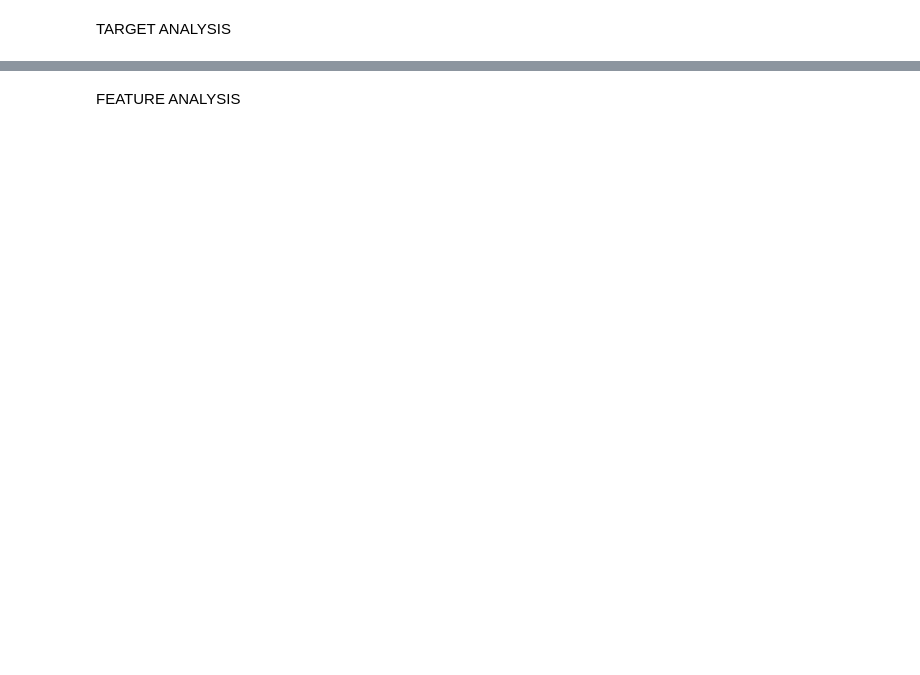
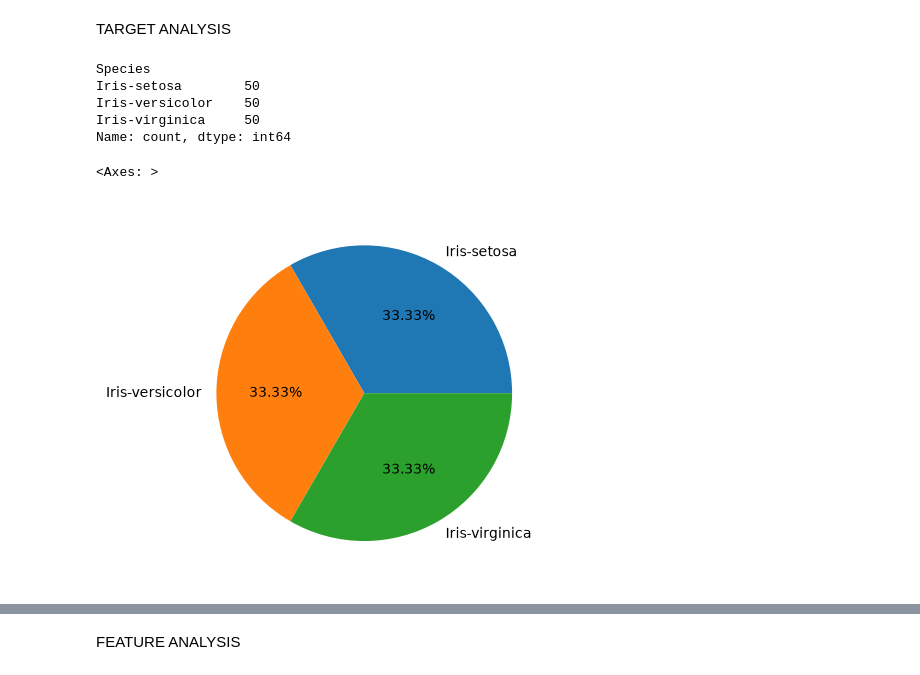
Before and after one commit to swrjs/iris-analysis, a Jupyter notebook: eda/2univariate_analysis.ipynb, the cells around one changed output, grey strips where cells are left out. Saved outputs shown, nothing was run; the diff lists cells and outputs as text; code cells hidden in the pictures; blank space fills up the shorter version.

```diff
--- a/eda/2univariate_analysis.ipynb
+++ b/eda/2univariate_analysis.ipynb
@@ -6,4 +7,17 @@ import seaborn as sns
 df=pd.read_csv('../iris.csv')
 # %% [markdown]
 TARGET ANALYSIS
+# %%
+df.value_counts('Species')
+# %% [output]
+Species
+Iris-setosa        50
+Iris-versicolor    50
+Iris-virginica     50
+Name: count, dtype: int64
+# %%
+df.value_counts('Species').plot(kind='pie', autopct='%1.2f%%') #kind=bar for bar chart
+# %% [output]
+<Axes: >
+[figure, added]
 # %%
```
Also changed, not shown: parts of 7 cells of this notebook, 6 other files.
